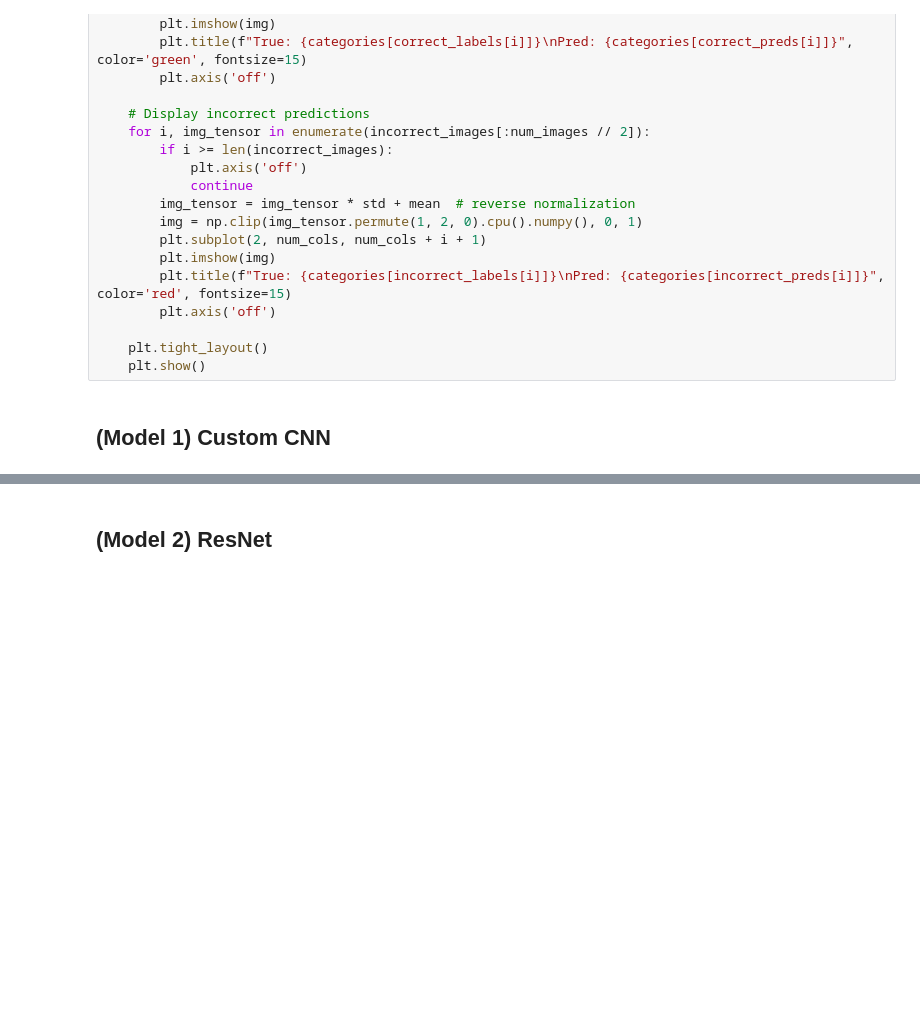
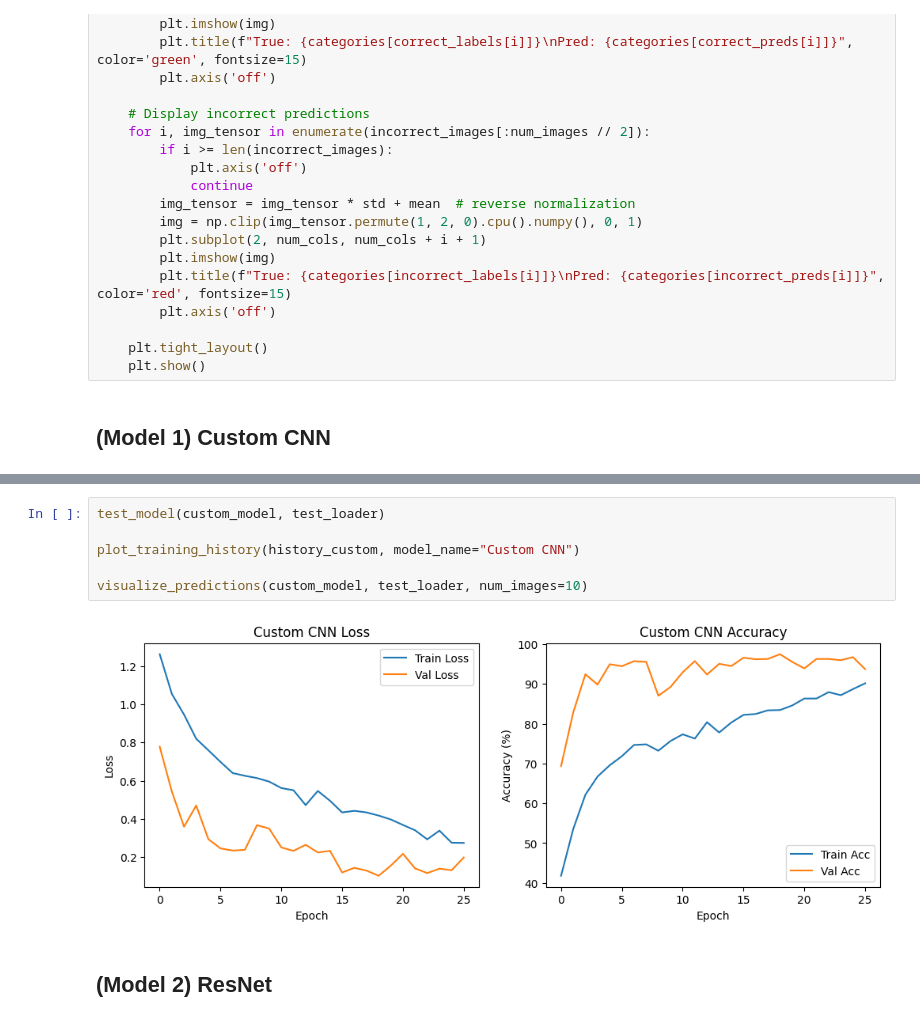
Before and after one commit to haroonsyed/omscs-7643-final-project, a Jupyter notebook: main.ipynb, the cells around one changed output, grey strips where cells are left out. Drawn from its saved outputs; the diff is of its cells as text; blank space fills up the shorter version.

Commit message:
Added Custom CNN
This is he first addition, I will adjust the model soon.

```diff
--- a/main.ipynb
+++ b/main.ipynb
@@ -423,3 +485,11 @@ def visualize_predictions(model, test_loader, num_images=10):
+# %%
+test_model(custom_model, test_loader)
+
+plot_training_history(history_custom, model_name="Custom CNN")
+
+visualize_predictions(custom_model, test_loader, num_images=10)
+# %% [output]
+[figure, added]
 # %% [markdown]
 ## (Model 2) ResNet
 # %%
```
Also changed, not shown: parts of 9 cells of this notebook.
